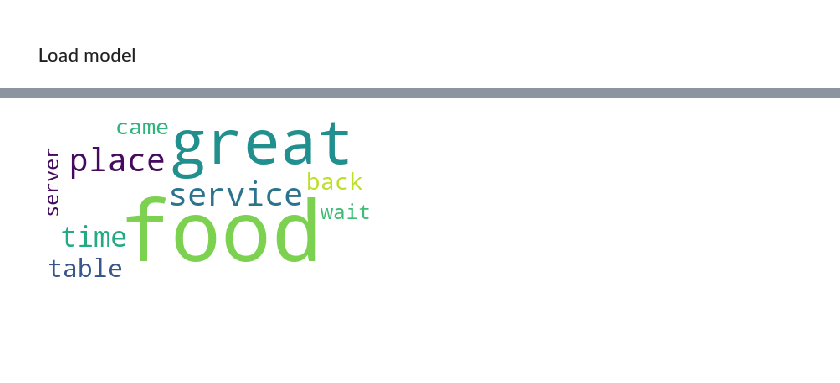
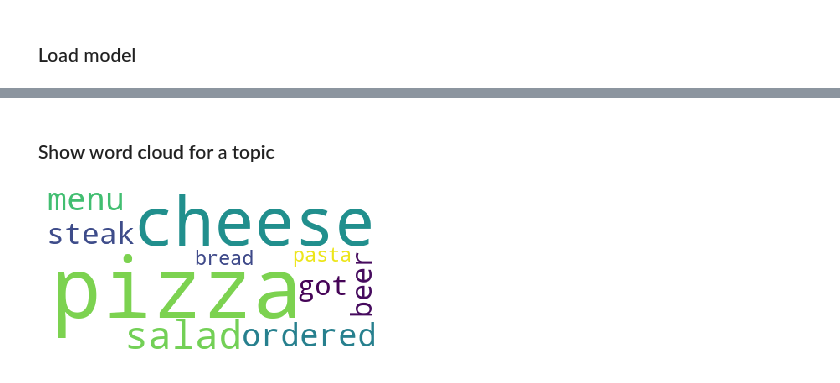
Before and after one commit to sakbarin/TopicModelingLDA, a Jupyter notebook: TopicModeling.ipynb, the cells around one changed output, grey strips where cells are left out. Cells and saved outputs as stored; diff of their text form; code cells hidden in the pictures; blank space fills up the shorter version.

```diff
--- a/TopicModeling.ipynb
+++ b/TopicModeling.ipynb
@@ -183,7 +210,5 @@ topics.show()
 # %%
-ListOfIndexToWords = functions.udf(lambda wl: list([vocabulary[w] for w in wl]))
-FormatNumbers = functions.udf(lambda nl: ["{:1.4f}".format(x) for x in nl])
-
+# show topics and weights
 topics.select(ListOfIndexToWords(topics.termIndices).alias('words')).show(truncate=False, n=number_of_topics)
 topics.select(FormatNumbers(topics.termWeights).alias('weights')).show(truncate=False, n=number_of_topics)
 # %% [output]
@@ -215,8 +240,13 @@ lda.save(path + 'LDA')
 # %% [markdown]
 ### Load model
 # %%
+path = "PythonLDA/"
+
 loaded_model_pipeline = PipelineModel.load(path + 'ModelCountVector')
 loaded_model_lda = LocalLDAModel.load(path + 'ModelLDA')
 # %%
-topics = loaded_model_lda.describeTopics(maxTermsPerTopic=5)
-vocabulary = loaded_model_pipeline.stages[2].vocabulary
+
+topics = loaded_model_lda.describeTopics(maxTermsPerTopic=terms_per_topic)
+vocab = loaded_model_pipeline.stages[2].vocabulary
+
+topics.show()
@@ -223,11 +264,8 @@ vocabulary = loaded_model_pipeline.stages[2].vocabulary
 # %%
-ListOfIndexToWords = functions.udf(lambda wl: list([vocabulary[w] for w in wl]), types.ArrayType(types.StringType()))
-FormatNumbers = functions.udf(lambda nl: [float("{:1.4f}".format(x)) for x in nl], types.ArrayType(types.FloatType()))
-
-toptopics = topics.select((topics.topic + 1).alias('topic'), \
+topTopics = topics.select((topics.topic + 1).alias('topic'), \
                           ListOfIndexToWords(topics.termIndices).alias('words'), \
                           FormatNumbers(topics.termWeights).alias('weights'))
 
-toptopics.show(truncate=False, n=number_of_topics)
-print('Topics:', number_of_topics, '\nVocabulary:', len(vocabulary))
+topTopics.show(truncate=False, n=number_of_topics)
+print('Topics:', number_of_topics, '\nVocabulary:', len(vocab))
 # %% [output]
@@ -244,30 +282,24 @@ print('Topics:', number_of_topics, '\nVocabulary:', len(vocabulary))
 
 Topics: 6
 Vocabulary: 2500
+# %% [markdown]
+### Show word cloud for a topic
 # %%
-topic_k = 1
-maxTermsPerTopic = 10
+topic_to_show = 3
 
-topics = loaded_model_lda.describeTopics(maxTermsPerTopic=maxTermsPerTopic)
-
-toptopics = topics.select((topics.topic + 1).alias('topic'),
-                          ListOfIndexToWords(topics.termIndices).alias('words'),
-                          FormatNumbers(topics.termWeights).alias('weights'))
-
-words = toptopics.collect()[topic_k-1][1]
-
-frequencies = toptopics.collect()[topic_k-1][2]
+words = topTopics.collect()[topic_to_show-1][1]
+frequencies = topTopics.collect()[topic_to_show-1][2]
 
 d = {}
 for i in range(len(words)):
     d[words[i]] = frequencies[i]
 
 wordcloud = WordCloud(background_color="white",
                       max_font_size=100,relative_scaling=0.5,margin=5,
                       random_state=1, stopwords=None).generate_from_frequencies(d)
 
 plt.imshow(wordcloud)
 plt.axis("off")
 plt.show()
 # %% [output]
-[figure, old version]
+[figure, new version]
```
Also changed, not shown: parts of 19 cells of this notebook.
